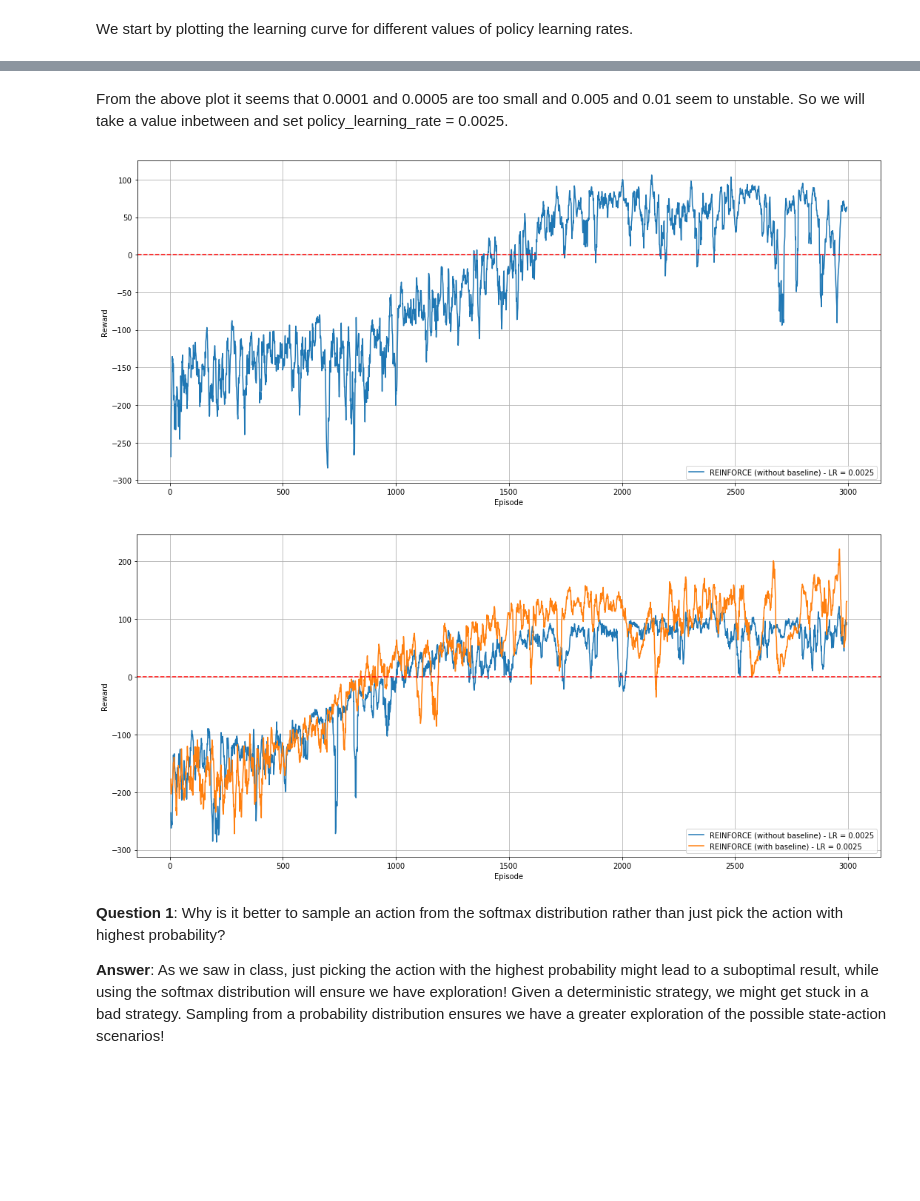
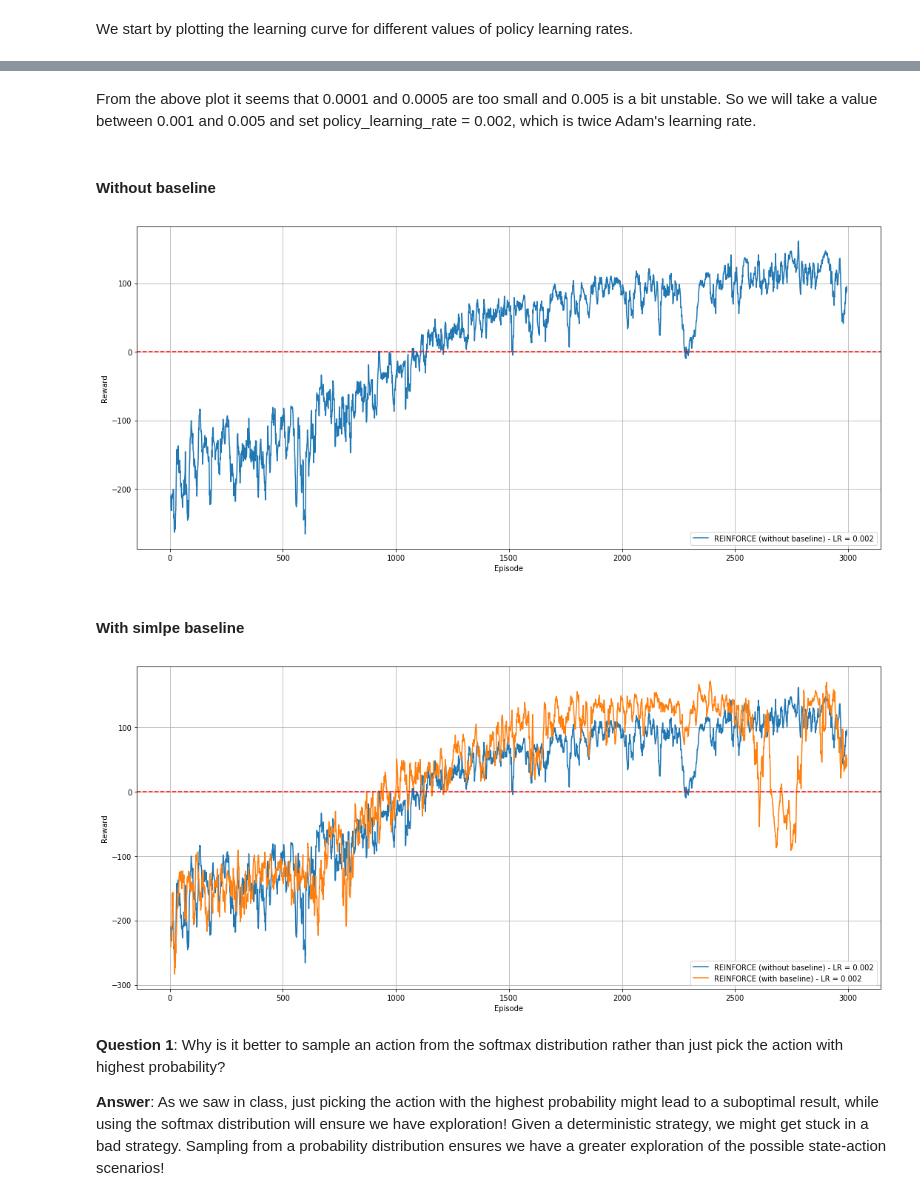
Before and after one commit to franckdess/ANN_Project3-Reinforcement_Learning, a Jupyter notebook: miniproject3_2019.ipynb, the cells around one changed output, grey strips where cells are left out. Saved outputs shown, nothing was run; the diff lists cells and outputs as text; code cells hidden in the pictures; blank space fills up the shorter version.

Commit message:
Add plots + optimal learning rate values

```diff
--- a/miniproject3_2019.ipynb
+++ b/miniproject3_2019.ipynb
@@ -242,8 +240,8 @@ def run_experiment(experiment_name, env, num_episodes, policy_learning_rate = 0.
 
         while True:
 
-            #if episode_frames is not None:
-                #episode_frames.append(env.render(mode='rgb_array'))
+            if episode_frames is not None:
+                episode_frames.append(env.render(mode='rgb_array'))
 
             # 1. Decide on an action based on the observations
             action = agent.decide(observation)
@@ -418,8 +416,3 @@ WARNING: Running any experiments with the same names (first argument in run_expe
 ### Solution
 # %% [markdown]
 We start by plotting the learning curve for different values of policy learning rates.
-# %%
-# Set the parameters
-results = Results()
-adam_lr = 0.001
-policy_learning_rates = [adam_lr/10, adam_lr/2, adam_lr, adam_lr*5, adam_lr*10]
@@ -436,11 +437,21 @@ results.save('Plots/policy_learning_rates_comparison')
 # %% [markdown]
-From the above plot it seems that 0.0001 and 0.0005 are too small and 0.005 and 0.01 seem to unstable. So we will take a value inbetween and set policy\_learning\_rate = 0.0025.
+From the above plot it seems that 0.0001 and 0.0005 are too small and 0.005 is a bit unstable. So we will take a value between 0.001 and 0.005 and set policy\_learning\_rate = 0.002, which is twice Adam's learning rate.
+# %% [markdown]
+#### Without baseline
+# %%
+# Set the optimal policy learning rate
+policy_learning_rate = 0.002
 # %%
-# Set the optimal parameters
-policy_learning_rate = 0.0025
-# Without baseline
-results = Results()
-episodes1, agent1 = run_experiment("REINFORCE (without baseline) - LR = {}".format(policy_learning_rate),
-                                   discrete_env, num_episodes, policy_learning_rate, baseline=None)
+try:
+    # If the results are stored load and plot them
+    results = Results(filename='Plots/REINFORCE without_baseline.npz')
+    results.plot(10)
+except IOError:
+    # Otherwise run the experiment without baseline
+    results = Results()
+    episodes1, agent1 = run_experiment("REINFORCE (without baseline) - LR = {}".format(policy_learning_rate),
+                                       discrete_env, num_episodes, policy_learning_rate, baseline=None)
+    # Save the above plot
+    results.save('Plots/REINFORCE without_baseline')
 # %% [output]
-[figure, old version]
+[figure, new version]
@@ -450,9 +458,18 @@ results.save('Plots/REINFORCE without_baseline')
 # %%
 render(episodes1[-1], discrete_env)
+# %% [markdown]
+#### With simlpe baseline
 # %%
-# With simple baseline
-results = Results(filename='Plots/REINFORCE without_baseline.npz')
-episodes2, agent2 = run_experiment("REINFORCE (with baseline) - LR = {}".format(policy_learning_rate),
-                                   discrete_env, num_episodes, policy_learning_rate, baseline='simple')
+try:
+    # If the results are stored load and plot them
+    results = Results(filename='Plots/REINFORCE without_baseline + with_baseline.npz')
+    results.plot(10)
+except IOError:
+    # Otherwise run the experiment with simple baseline
+    results = Results(filename='Plots/REINFORCE without_baseline.npz')
+    episodes2, agent2 = run_experiment("REINFORCE (without baseline) - LR = {}".format(policy_learning_rate),
+                                       discrete_env, num_episodes, policy_learning_rate, baseline='simple')
+    # Save the above plot
+    results.save('Plots/REINFORCE without_baseline + with_baseline')
 # %% [output]
-[figure, old version]
+[figure, new version]
```
Also changed, not shown: parts of 14 cells of this notebook, 8 other files.
